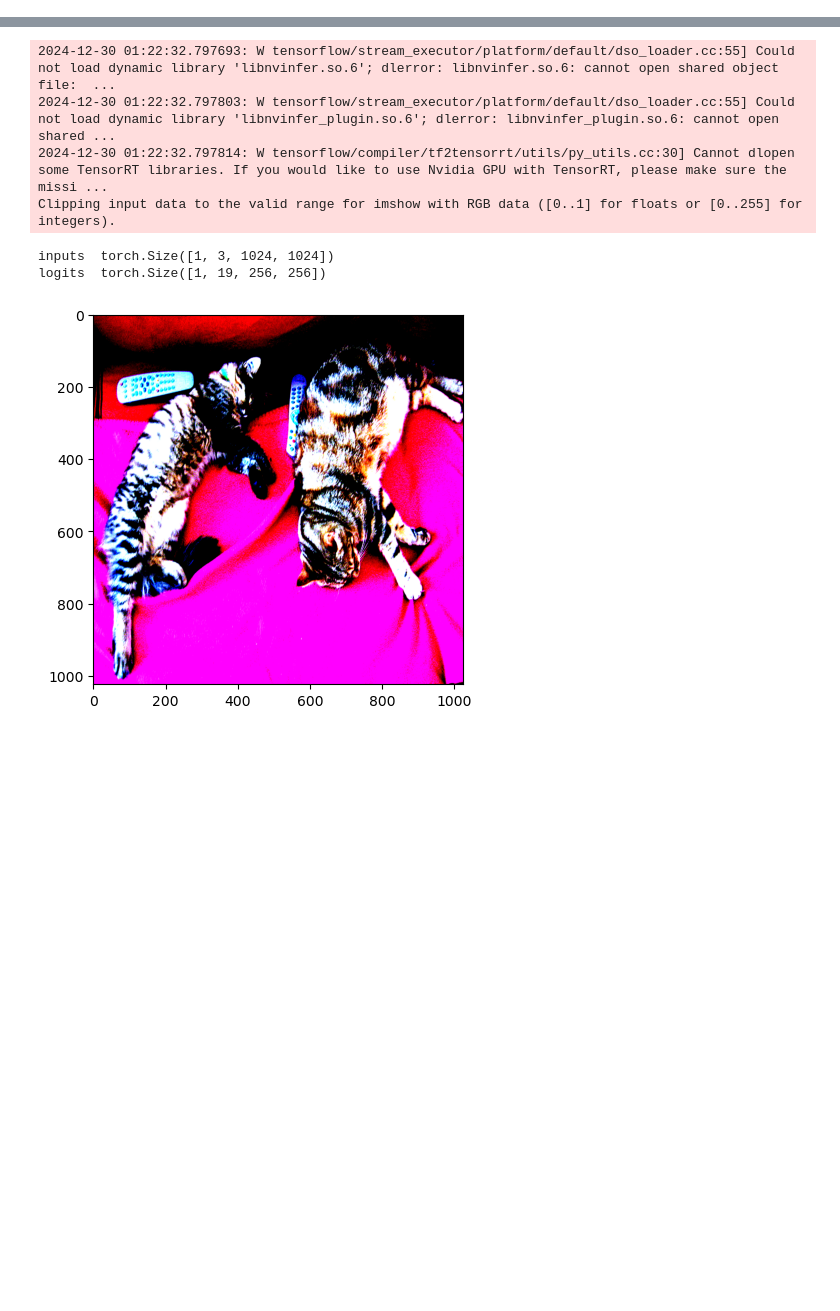
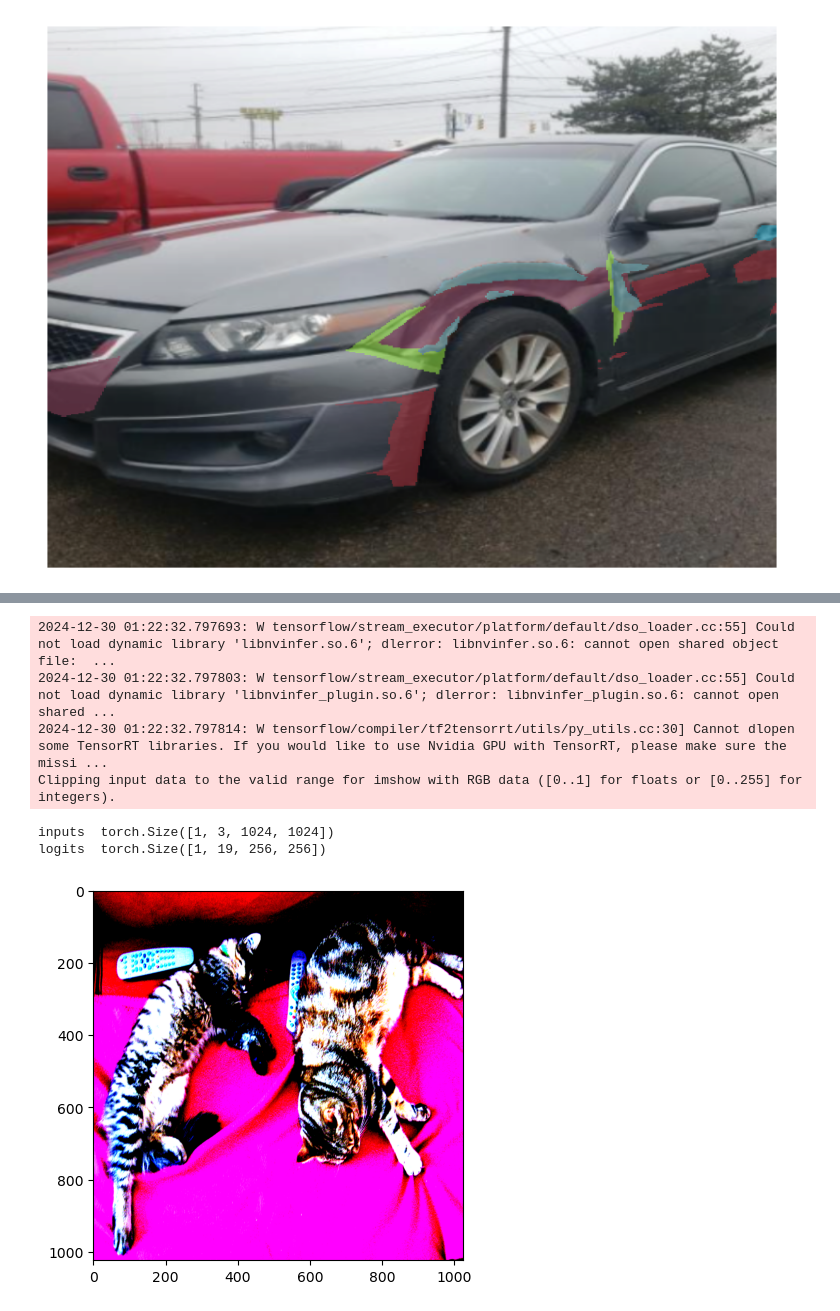
Before and after one commit to akshaygrao77/ImageSegmentation, a Jupyter notebook: segmentation_test.ipynb, the cells around one changed output, grey strips where cells are left out. Drawn from its saved outputs; the diff is of its cells as text; code cells hidden in the pictures; blank space fills up the shorter version.

```diff
--- a/segmentation_test.ipynb
+++ b/segmentation_test.ipynb
@@ -204,0 +162,8 @@ for epoch in range(num_epochs):
+# %%
+import torch.nn.functional as F
+msk=msk.squeeze(1)
+outputs = model(img,msk)
+logits = outputs.logits
+with torch.no_grad():
+    upsampled_logits = F.interpolate(logits, size=msk.shape[-2:], mode="bilinear", align_corners=False)
+    predicted = upsampled_logits.argmax(dim=1)
@@ -204,0 +185,10 @@ for epoch in range(num_epochs):
+# %%
+overlayed_image = overlay_colored_mask(img[ind].transpose(0,-1).transpose(0,1).numpy(), msk[ind].numpy(), cardamage_id_to_color, alpha=0.5)
+
+# Visualize the result
+plt.figure(figsize=(10, 10))
+plt.imshow(overlayed_image)
+plt.axis('off')
+plt.show()
+# %% [output]
+[figure, added]
```
Also changed, not shown: parts of 28 cells of this notebook, 4 other files.
